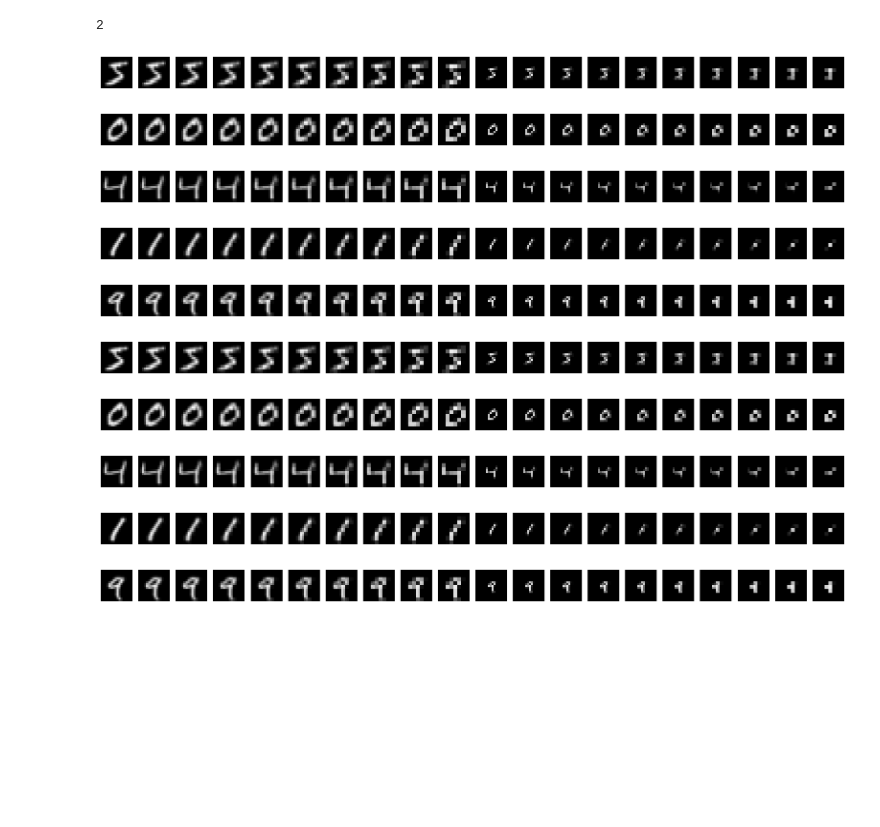
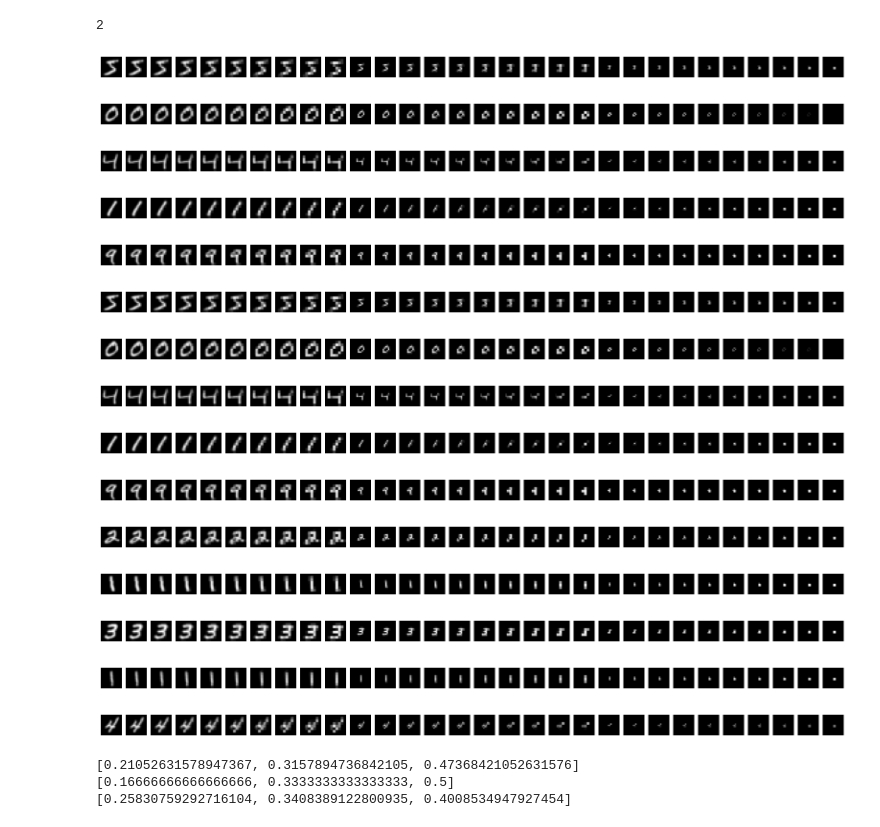
Before and after one commit to christianjensen2903/MNISTDiffusion, a Jupyter notebook: cold.ipynb, the cells around one changed output. Drawn from its saved outputs; the diff is of its cells as text; code cells hidden in the pictures; blank space fills up the shorter version.

```diff
--- a/cold.ipynb
+++ b/cold.ipynb
@@ -118,7 +118,7 @@ int(math.log2(initial_size) - math.log2(minimum_pixelation)) + 1
 2
 # %%
 n_between = 10
-minimum_pixelation = 4
+minimum_pixelation = 2
 pixelate = Pixelate(n_between=n_between, minimum_pixelation=minimum_pixelation)
 from utils import scale_images
 import math
@@ -132,38 +132,38 @@ def get_image_time_line(image):
     number_of_levels = int(math.log2(initial_size) - math.log2(minimum_pixelation * 2)) + 1
 
 
     for level in range(0, number_of_levels):
         for relative_t in range(1, n_between + 1):
             # Downscale image
             to_size = initial_size // (2 ** level)
             scaled_image = scale_images(image.unsqueeze(0), to_size)
 
             # Pixelate image
             pixelated_image = pixelate(scaled_image, relative_t)
 
             # Pad image
             pad_size = initial_size - pixelated_image.shape[-1]
 
             pixelated_image = torch.nn.functional.pad(
                 pixelated_image,
                 pad=(pad_size // 2, pad_size // 2, pad_size // 2, pad_size // 2),
             )
 
             images.append(pixelated_image)
 
     return images
 
 
 for i in range(5):
     showImageList(
         get_image_time_line(train_dataset[i][0])
     )
 # %% [output]
-[figure, old version]
+[figure, new version]
-[figure, old version]
+[figure, new version]
-[figure, old version]
+[figure, new version]
-[figure, old version]
+[figure, new version]
-[figure, old version]
+[figure, new version]
 # %%
 def get_example_sample(image):
 
@@ -215,13 +215,48 @@ def get_example_sample(image):
 
     return images[:-1][::-1]
 
-for i in range(5):
+for i in range(10):
     showImageList(
         get_example_sample(train_dataset[i][0])
     )
 # %% [output]
-[figure, old version]
+[figure, new version]
-[figure, old version]
+[figure, new version]
-[figure, old version]
+[figure, new version]
-[figure, old version]
+[figure, new version]
-[figure, old version]
+[figure, new version]
+[figure, added]
+[figure, added]
+[figure, added]
+[figure, added]
+[figure, added]
+# %%
+class ArithmeticScheduler():
+    def get_probabilities(self, number_of_levels):
+        prob_dist = [i for i in range(1, number_of_levels + 1)]
+        return [p / sum(prob_dist) for p in prob_dist]
+
+class PowerScheduler():
+    def get_probabilities(self, number_of_levels, power=0.4):
+        prob_dist = [i**power for i in range(1, number_of_levels + 1)]
+        return [p / sum(prob_dist) for p in prob_dist]
+
+class GeometricScheduler():
+    def get_probabilities(self, number_of_levels, base=1.5):
+
+        prob_dist = [base**i for i in range(number_of_levels)]
+        return [p / sum(prob_dist) for p in prob_dist]
+
+
+scheduler = GeometricScheduler()
+
+scheduler2 = ArithmeticScheduler()
+scheduler3 = PowerScheduler()
+t = 3
+print(scheduler.get_probabilities(t))
+print(scheduler2.get_probabilities(t))
+print(scheduler3.get_probabilities(t))
+# %% [output]
+[0.21052631578947367, 0.3157894736842105, 0.47368421052631576]
+[0.16666666666666666, 0.3333333333333333, 0.5]
+[0.25830759292716104, 0.3408389122800935, 0.4008534947927454]
```
Also changed, not shown: 1 other file.
